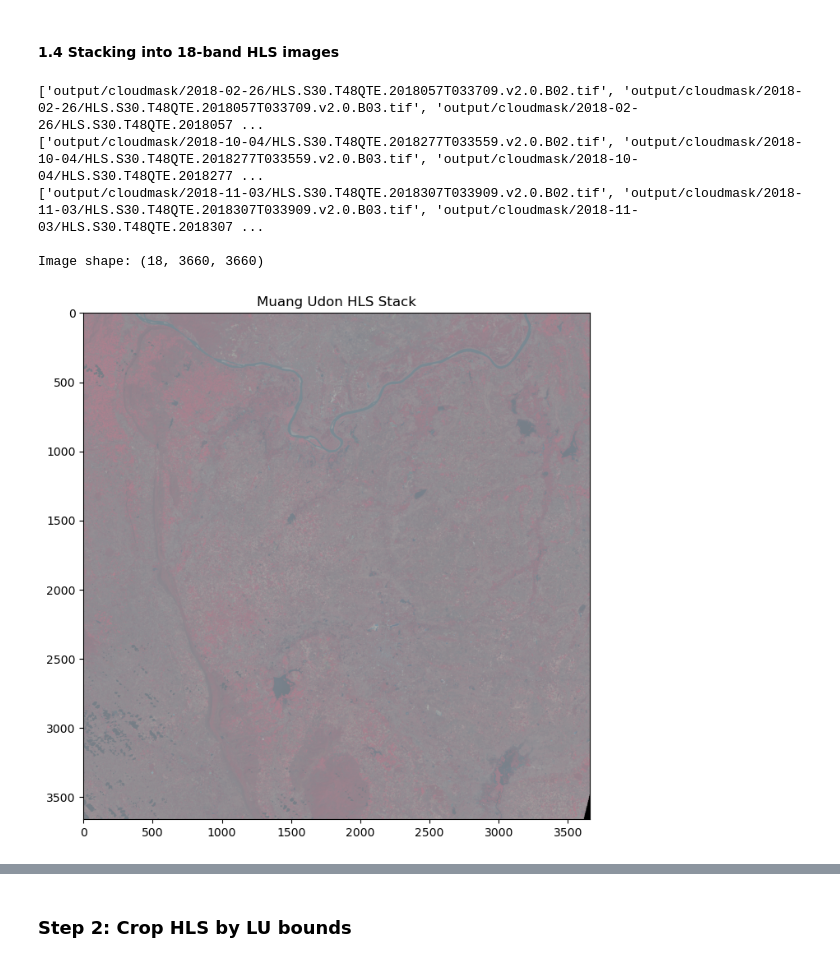
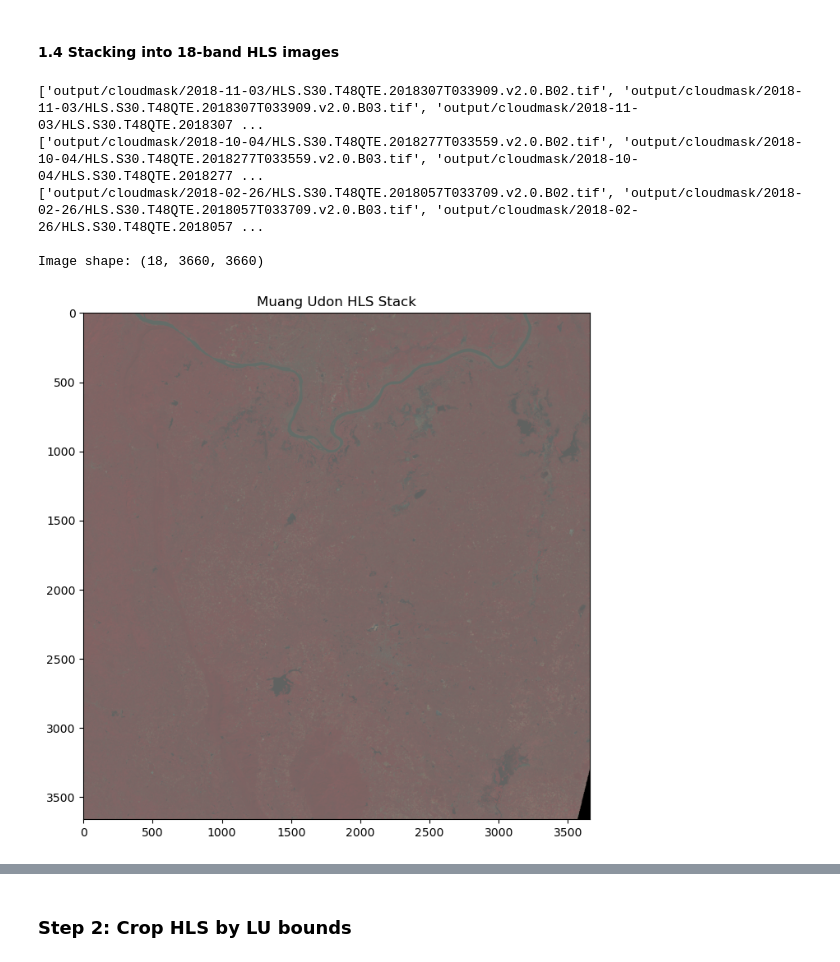
Before and after one commit to GLODAL/THA_Space-AI_training_material, a Jupyter notebook: Notebooks for HSL/01 preprocessing.ipynb, the cells around one changed output, grey strips where cells are left out. Cells and saved outputs as stored; diff of their text form; code cells hidden in the pictures.

```diff
--- a/Notebooks for HSL/01 preprocessing.ipynb
+++ b/Notebooks for HSL/01 preprocessing.ipynb
@@ -52,7 +66,7 @@ from matplotlib.patches import Patch
 
 # Step 1: read the raster file
 #raster_path = '../data/01_preprocessing/muang_udon_lu_raster/LU_muang-udon.tif' #change the raster path based on where you stored the raster file
-raster_path = '../data/01_preprocessing/muang_udon_lu_raster/khon-kaen.tif'
+raster_path = '01_preprocessing/lu_raster/LU_muang-udon.tif'
 
 with rio.open(raster_path) as src:
     raster_data = src.read(1) #read just the 1st band
@@ -76,7 +90,7 @@ cmap = ListedColormap(colors)
 
 # Step 3: Display the raster with the colormap
 plt.figure(figsize=(6,6))
-plt.title("Khon Kaen Use Map")
+#plt.title("Khon Kaen Use Map")
 plt.imshow(raster_data,cmap=cmap,interpolation='none')
 
 # Step 4: Add legend
@@ -152,7 +166,7 @@ import numpy as np
 import matplotlib.pyplot as plt
 
 # read the folders with the HLS files
-hls_path = '../data/01_preprocessing/muang_udon_hls' #change the path to the HLS images
+hls_path = '01_preprocessing/hls' #change the path to the HLS images
 
 # IMPORTANT: there are 3 sets of HLS images inside the folder, as the Prithvi model for multi-temporal crop classification requires 3 time-periods/observations
 hls_date_folders = [folder for folder in os.listdir(hls_path)
@@ -267,7 +281,7 @@ def apply_cloud_mask(img_path,
 # NOTE: the 'hls_path' and 'hls_date_folders' are also used in the previous cell, comment out if not necessary
 
 # step 1: read the folders with the HLS files
-hls_path = '../data/01_preprocessing/muang_udon_hls' #change the path to the HLS images
+hls_path = '01_preprocessing/hls' #change the path to the HLS images
 
 hls_date_folders = [folder for folder in os.listdir(hls_path)
                     if os.path.isdir(os.path.join(hls_path, folder))
@@ -455,37 +469,37 @@ for cm_hls_folder in cm_hls_date_folders:
     all_img_stack_list = all_img_stack_list + fin_img_fpath_list
 
 # step 3: stack all images
-out_stack_path = os.path.join('output','muang-udon_HLS_18bands.tif')
+out_stack_path = os.path.join('output','HLS_18bands.tif')
 stack_images(all_img_stack_list,out_stack_path)
 
 # step 4: checking if the new stack images have 18bands and visualizing the raster
 with rio.open(out_stack_path) as src:
     data = src.read()
     print("\nImage shape:",data.shape)
 
     # visualize the HLS file
     rgb = src.read([4,3,2]) # change to [3,2,1] for RGB. [4,3,2] shows False Color
 
     # scale to 0-255 for visualization
     scaled_rgb = np.zeros_like(rgb, dtype=np.uint8)
 
     for i in range(3):
         band = rgb[i]
         min_val = np.min(band[band != 0])
         max_val = np.max(band[band != 0])
         scaled_rgb[i] =  ((band - min_val) / (max_val - min_val)*255).astype(np.uint8)
 
     scaled_rgb_new = scaled_rgb.transpose((1,2,0))
 
     # display the RGB image
     plt.figure(figsize=(8,8))
     plt.title("Muang Udon HLS Stack")
     plt.imshow(scaled_rgb_new)
     plt.show()
 # %% [output]
+['output/cloudmask/2018-11-03/HLS.S30.T48QTE.2018307T033909.v2.0.B02.tif', 'output/cloudmask/2018-11-03/HLS.S30.T48QTE.2018307T033909.v2.0.B03.tif', 'output/cloudmask/2018-11-03/HLS.S30.T48QTE.2018307 ...
+['output/cloudmask/2018-10-04/HLS.S30.T48QTE.2018277T033559.v2.0.B02.tif', 'output/cloudmask/2018-10-04/HLS.S30.T48QTE.2018277T033559.v2.0.B03.tif', 'output/cloudmask/2018-10-04/HLS.S30.T48QTE.2018277 ...
 ['output/cloudmask/2018-02-26/HLS.S30.T48QTE.2018057T033709.v2.0.B02.tif', 'output/cloudmask/2018-02-26/HLS.S30.T48QTE.2018057T033709.v2.0.B03.tif', 'output/cloudmask/2018-02-26/HLS.S30.T48QTE.2018057 ...
-['output/cloudmask/2018-10-04/HLS.S30.T48QTE.2018277T033559.v2.0.B02.tif', 'output/cloudmask/2018-10-04/HLS.S30.T48QTE.2018277T033559.v2.0.B03.tif', 'output/cloudmask/2018-10-04/HLS.S30.T48QTE.2018277 ...
-['output/cloudmask/2018-11-03/HLS.S30.T48QTE.2018307T033909.v2.0.B02.tif', 'output/cloudmask/2018-11-03/HLS.S30.T48QTE.2018307T033909.v2.0.B03.tif', 'output/cloudmask/2018-11-03/HLS.S30.T48QTE.2018307 ...
 
 Image shape: (18, 3660, 3660)
-[figure, old version]
+[figure, new version]
```
Also changed, not shown: parts of 10 cells of this notebook, 1 other file.
